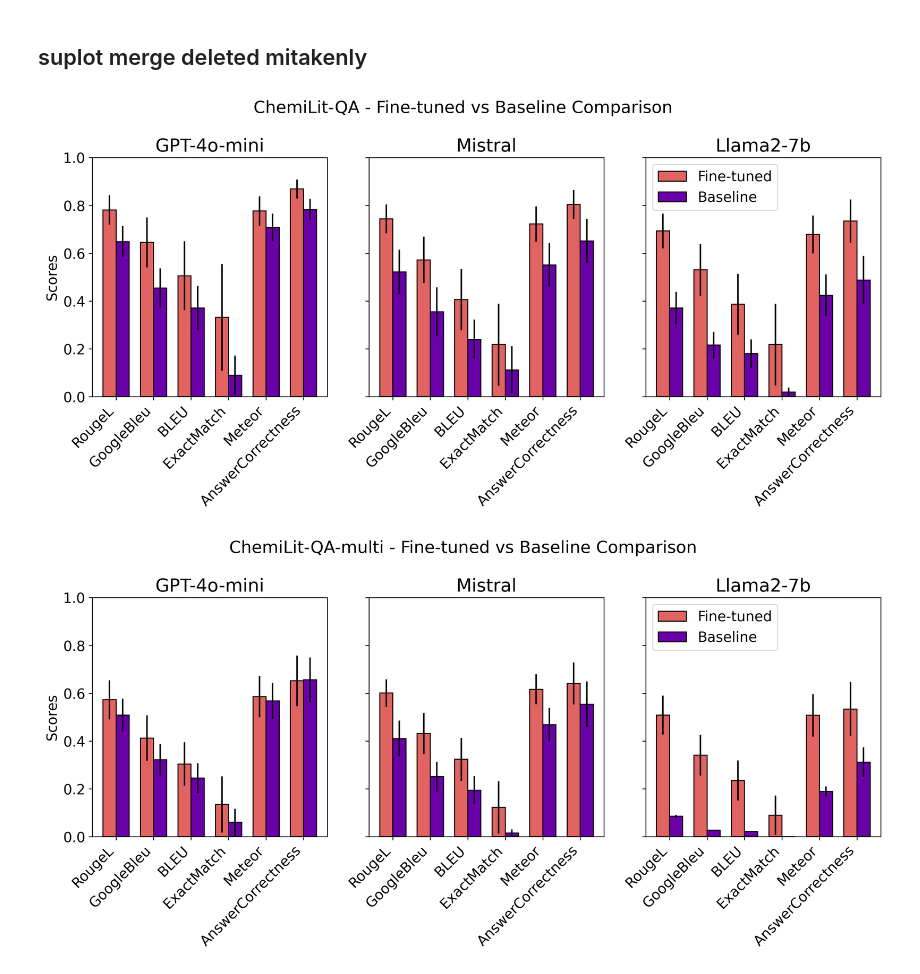
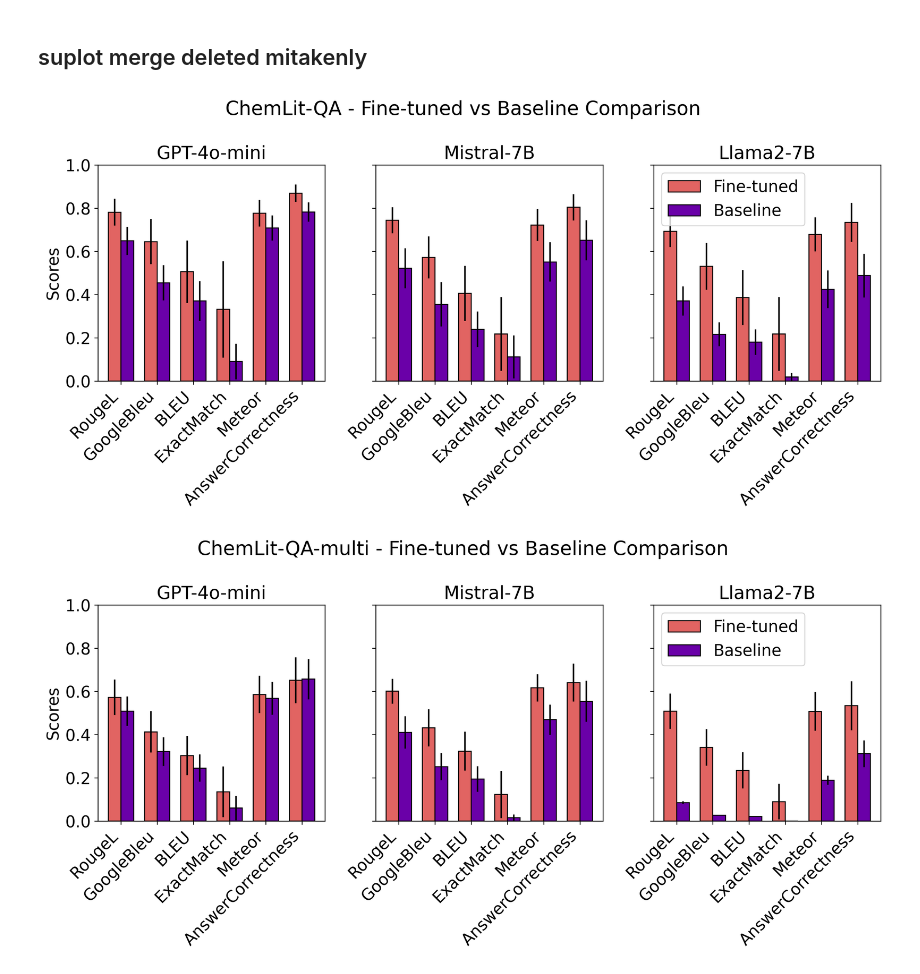
Before and after one commit to geemi725/ChemLit-QA, a Jupyter notebook: scripts/finetune_comparison.ipynb, the cells around one changed output. Cells and saved outputs as stored; diff of their text form; code cells hidden in the pictures.

```diff
--- a/scripts/finetune_comparison.ipynb
+++ b/scripts/finetune_comparison.ipynb
@@ -33,7 +33,7 @@ import numpy as np
 
 # Metrics: ['RougeL', 'GoogleBleu', 'BLEU', 'ExactMatch', 'Meteor', 'AnswerCorrectness']
 metrics = ['RougeL', 'GoogleBleu', 'BLEU', 'ExactMatch', 'Meteor', 'AnswerCorrectness']
-llms = ["GPT-4o-mini", "Mistral", "Llama2-7b"]
+llms = ["GPT-4o-mini", "Mistral", "Llama2-7B"]
 results = {"ChemLit-QA": [f"{llm}_eval.csv" for llm in llms],
            "ChemLit-QA-multi": [f"multihop_{llm}_eval.csv" for llm in llms]}
 # Create list ft_metrics by prepending 'FT_' to Metrics
@@ -91,35 +91,36 @@ for dataset, file_list in results.items():
         rects2 = axs[i].bar(x + width/2, metrics_means['NFT'], width, label='Baseline', yerr=metrics_vars['NFT'], capsize=0, color=plt.get_cmap('plasma')(0.2), edgecolor='black')
 
         # Add y axis label
         if i == 0:
             axs[i].set_ylabel('Scores')
 
         # Extract the base filename without '_eval.csv'
         base_filename = llms[i]
+        base_filename = base_filename.replace('Mistral', 'Mistral-7B')
 
         # Use the base filename in the title
         axs[i].set_title(f'{base_filename}')
 
         axs[i].set_xticks(x)
         axs[i].set_xticklabels(metrics, rotation = 45, ha='right')
 
         # Set the same y-axis limits for all subplots
         axs[i].set_ylim(0, 1.0)
 
     axs[i].legend(loc='upper left')
 
     # Adjust plot to show hatch patterns clearly
     plt.setp(rects1, edgecolor='black')
     plt.setp(rects2, edgecolor='black')
     fig.suptitle(f'{dataset} - Fine-tuned vs Baseline Comparison')
     fig.tight_layout()
 
     plt.savefig(f'figures/{dataset}_merged_comparison_results.png')
 
     plt.show()
 # %% [output]
-[figure, old version]
+[figure, new version]
-[figure, old version]
+[figure, new version]
 # %%
 import os
 import pandas as pd
```
Also changed, not shown: parts of 1 cell of this notebook.
